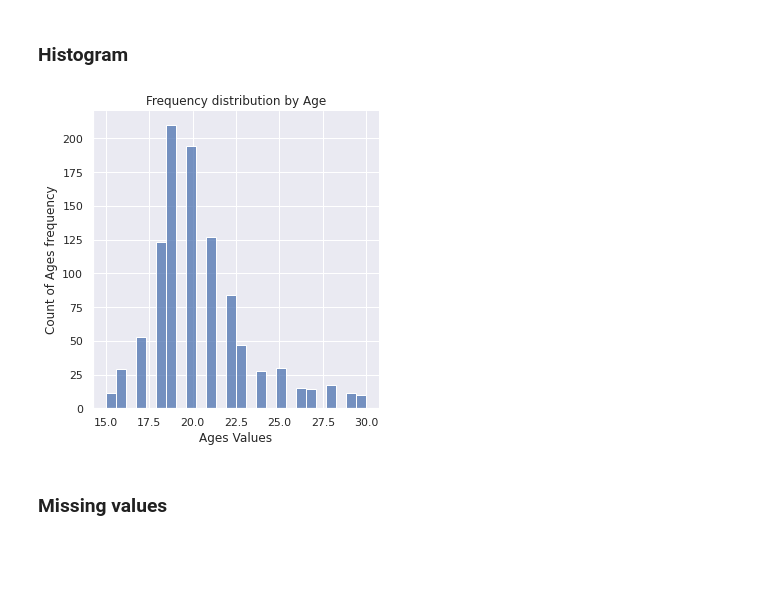
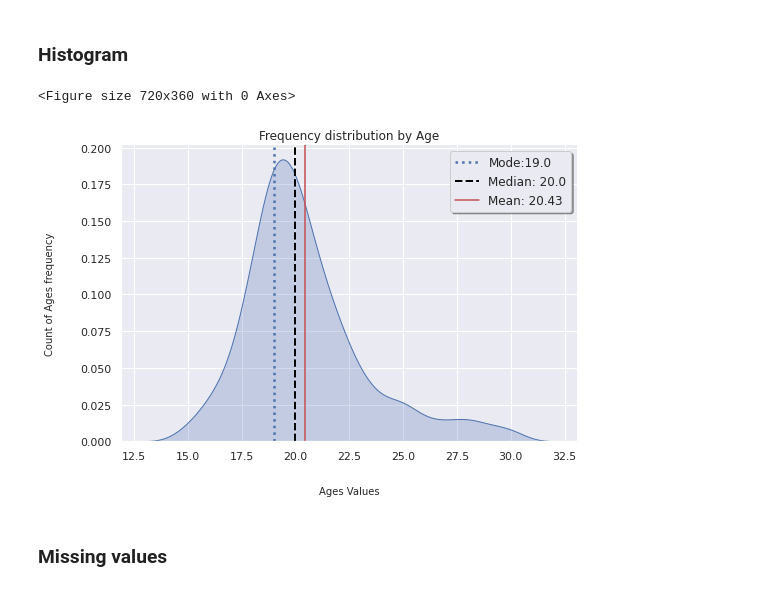
Before and after one commit to agusle/something_new_everyday, a Jupyter notebook: intensive_training/probability_and_statistics.ipynb, the cells around one changed output. Drawn from its saved outputs; the diff is of its cells as text; code cells hidden in the pictures; blank space fills up the shorter version.

Commit message:
added new function (freq_distribution)

```diff
--- a/intensive_training/probability_and_statistics.ipynb
+++ b/intensive_training/probability_and_statistics.ipynb
@@ -102,8 +191,9 @@ Name: Weight, Length: 69, dtype: int64
 # %% [markdown]
 ### Histogram
 # %%
-agefreq_hist=sns.displot(data=young,x='Age').set(title= "Frequency distribution by Age").set_axis_labels("Ages Values", "Count of Ages frequency")
+freq_distribution(young['Age'], "Frequency distribution by Age","Ages Values", "Count of Ages frequency")
 # %% [output]
+<Figure size 720x360 with 0 Axes>
-[figure, old version]
+[figure, new version]
 # %% [markdown]
 ### Missing values
```
Also changed, not shown: parts of 4 cells of this notebook.
